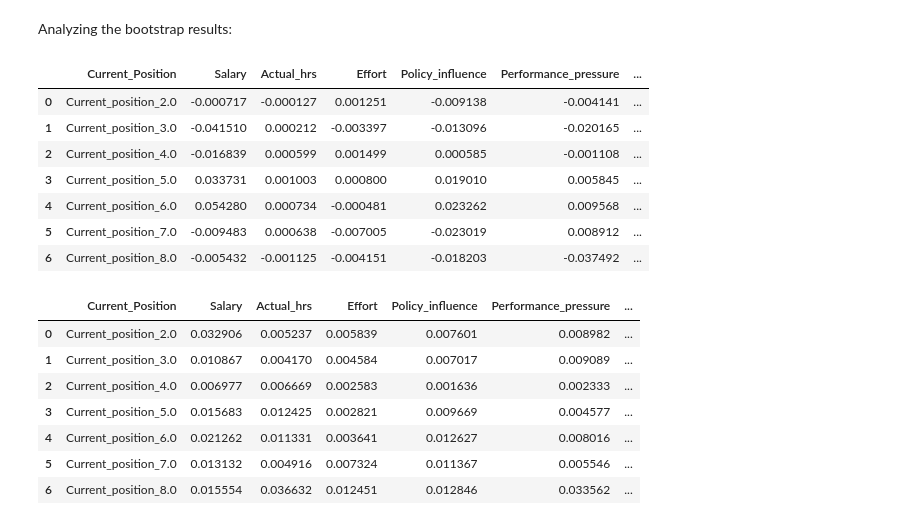
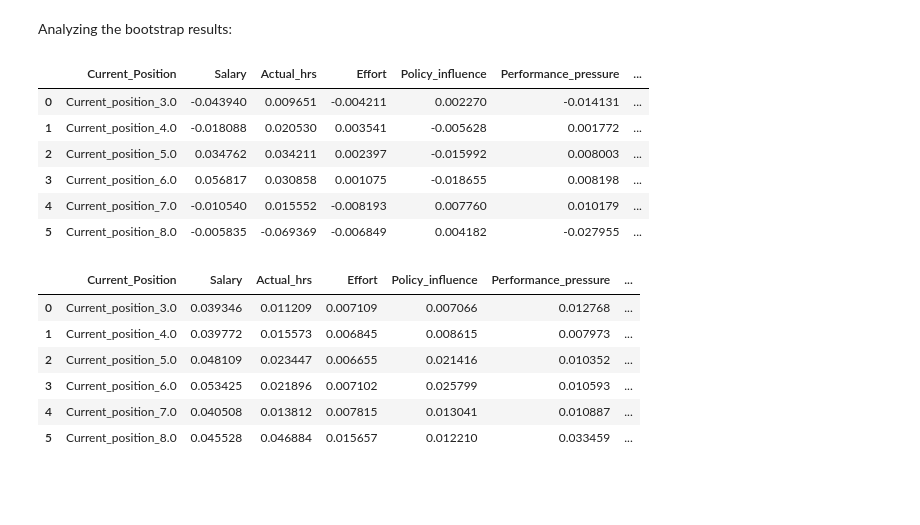
Before and after one commit to AndreiAf02/Job-Satisfaction, a Jupyter notebook: Job_Satisfaction_CZ.ipynb, the cells around one changed output. Saved outputs shown, nothing was run; the diff lists cells and outputs as text; code cells hidden in the pictures; blank space fills up the shorter version.

```diff
--- a/Job_Satisfaction_CZ.ipynb
+++ b/Job_Satisfaction_CZ.ipynb
@@ -527,7 +630,7 @@ data_cz_formatted_academic
 # %%
 ## Creating dummy variables for the categorical variables Current Position, Contract Duration, and Leadership Position:
 
-data_cz_formatted_academic_w_dummies = pd.get_dummies(data_cz_formatted_academic, columns = ['Current_position', 'Contract_duration', 'Leadership_position'])
+data_cz_formatted_academic_w_dummies = pd.get_dummies(data_cz_formatted_academic, columns = ['Current_position', 'Contract_duration', 'Leadership_position'], drop_first=True)
 
 # print(data_cz_formatted_academic_w_dummies[data_cz_formatted_academic_w_dummies.isna().any(axis=1)])
 
@@ -860,23 +940,29 @@ sns.heatmap(
 # %%
 times = 200
 
-bootstrap_path_values = pd.DataFrame(columns = ['Bootstrap_nr', 'Current_position']+Working_condition_cols)
+bootstrap_path_values = pd.DataFrame(columns = ['Bootstrap_nr', 'Current_position']+Working_condition_cols+['Job_satisfaction'])
 
 for i in range(times):
+  print('Run:', i)
   data_cz_bootstrapped = data_cz_formatted_academic_w_dummies.sample(n=len(data_cz_formatted_academic_w_dummies), replace=True).reset_index(drop=True)
 
   model = semopy.Model(path)
   result = model.fit(data_cz_bootstrapped)
   ins = model.inspect()
+  if 'Optimization terminated successfully' in result.message:
+    print('Optimization Successful')
 
-  for curr_pos in Current_position_dummy_cols:
-    path_coeff = [i, curr_pos]
-    for work_cond in Working_condition_cols:
+    for curr_pos in Current_position_dummy_cols:
+      path_coeff = [i, curr_pos]
+      for work_cond in Working_condition_cols:
+        path_coeff.append(float(ins['Estimate'][(ins['rval']==curr_pos) &
+                          (ins['lval']==work_cond)].iloc[0]) * float(ins['Estimate'][(ins['rval']==work_cond) &
+                          (ins['lval']=='Job_satisfaction')].iloc[0]))
       path_coeff.append(float(ins['Estimate'][(ins['rval']==curr_pos) &
-                        (ins['lval']==work_cond)].iloc[0]) * float(ins['Estimate'][(ins['rval']==work_cond) &
-                        (ins['lval']=='Job_satisfaction')].iloc[0]))
-    bootstrap_path_values.loc[len(bootstrap_path_values)] = path_coeff
-
+                          (ins['lval']=='Job_satisfaction')].iloc[0]))
+      bootstrap_path_values.loc[len(bootstrap_path_values)] = path_coeff
+  else:
+    print('Optimization Unsuccessful')
 
 bootstrap_path_values
 # %% [output]
@@ -915,50 +1055,63 @@ bootstrap_path_values.to_csv('bootstrap_path_values.csv')
 # %% [markdown]
 Analyzing the bootstrap results:
 # %%
-mean_results = pd.DataFrame(columns = ['Current_Position']+Working_condition_cols)
-stdev_results = pd.DataFrame(columns = ['Current_Position']+Working_condition_cols)
+mean_results = pd.DataFrame(columns = ['Current_Position']+Working_condition_cols+['Job_satisfaction'])
+stdev_results = pd.DataFrame(columns = ['Current_Position']+Working_condition_cols+['Job_satisfaction'])
 ## Calculating the number of standard deviations of the mean to determine significance:
-nr_sd_results = pd.DataFrame(columns = ['Current_Position']+Working_condition_cols)
+nr_sd_results = pd.DataFrame(columns = ['Current_Position']+Working_condition_cols+['Job_satisfaction'])
+## Performing one-sample t-test analysis to identify path significance:
+t_stat_results = pd.DataFrame(columns = ['Current_Position']+Working_condition_cols+['Job_satisfaction'])
+p_value_results = pd.DataFrame(columns = ['Current_Position']+Working_condition_cols+['Job_satisfaction'])
 
 for curr_pos in Current_position_dummy_cols:
   data = bootstrap_path_values[bootstrap_path_values['Current_position'].isin([curr_pos])].reset_index(drop=True)
   mean_vals = [curr_pos]
   stdev_vals = [curr_pos]
   nr_sd_vals = [curr_pos]
+  t_stat_vals = [curr_pos]
+  p_vals = [curr_pos]
   for col in data.iloc[:, 2:]:
     mean_vals.append(data[col].mean())
     stdev_vals.append(data[col].std())
 
     ## Calculating the number of standard deviations for mean significance estimation (abs value > 2 is statistically significant):
     mean_estimate_stdev = np.sqrt(data[col].var()/len(data))
     nr_of_sd = data[col].mean()/mean_estimate_stdev
     nr_sd_vals.append(nr_of_sd)
 
+    ## Conducting the one-sample t-test for path significance:
+    t_statistic, p_value = stats.ttest_1samp(data[col], popmean=0)
+    t_stat_vals.append(t_statistic)
+    p_vals.append(p_value)
+
+
+
   mean_results.loc[len(mean_results)] = mean_vals
   stdev_results.loc[len(stdev_results)] = stdev_vals
   nr_sd_results.loc[len(nr_sd_results)] = nr_sd_vals
+  t_stat_results.loc[len(t_stat_results)] = t_stat_vals
+  p_value_results.loc[len(p_value_results)] = p_vals
+
 
 mean_results
 # %% [output]
 |  | Current_Position | Salary | Actual_hrs | Effort | Policy_influence | Performance_pressure | ... |
-| 0 | Current_position_2.0 | -0.000717 | -0.000127 | 0.001251 | -0.009138 | -0.004141 | ... |
-| 1 | Current_position_3.0 | -0.041510 | 0.000212 | -0.003397 | -0.013096 | -0.020165 | ... |
-| 2 | Current_position_4.0 | -0.016839 | 0.000599 | 0.001499 | 0.000585 | -0.001108 | ... |
-| 3 | Current_position_5.0 | 0.033731 | 0.001003 | 0.000800 | 0.019010 | 0.005845 | ... |
-| 4 | Current_position_6.0 | 0.054280 | 0.000734 | -0.000481 | 0.023262 | 0.009568 | ... |
-| 5 | Current_position_7.0 | -0.009483 | 0.000638 | -0.007005 | -0.023019 | 0.008912 | ... |
-| 6 | Current_position_8.0 | -0.005432 | -0.001125 | -0.004151 | -0.018203 | -0.037492 | ... |
+| 0 | Current_position_3.0 | -0.043940 | 0.009651 | -0.004211 | 0.002270 | -0.014131 | ... |
+| 1 | Current_position_4.0 | -0.018088 | 0.020530 | 0.003541 | -0.005628 | 0.001772 | ... |
+| 2 | Current_position_5.0 | 0.034762 | 0.034211 | 0.002397 | -0.015992 | 0.008003 | ... |
+| 3 | Current_position_6.0 | 0.056817 | 0.030858 | 0.001075 | -0.018655 | 0.008198 | ... |
+| 4 | Current_position_7.0 | -0.010540 | 0.015552 | -0.008193 | 0.007760 | 0.010179 | ... |
+| 5 | Current_position_8.0 | -0.005835 | -0.069369 | -0.006849 | 0.004182 | -0.027955 | ... |
 # %%
 stdev_results
 # %% [output]
 |  | Current_Position | Salary | Actual_hrs | Effort | Policy_influence | Performance_pressure | ... |
-| 0 | Current_position_2.0 | 0.032906 | 0.005237 | 0.005839 | 0.007601 | 0.008982 | ... |
-| 1 | Current_position_3.0 | 0.010867 | 0.004170 | 0.004584 | 0.007017 | 0.009089 | ... |
-| 2 | Current_position_4.0 | 0.006977 | 0.006669 | 0.002583 | 0.001636 | 0.002333 | ... |
-| 3 | Current_position_5.0 | 0.015683 | 0.012425 | 0.002821 | 0.009669 | 0.004577 | ... |
-| 4 | Current_position_6.0 | 0.021262 | 0.011331 | 0.003641 | 0.012627 | 0.008016 | ... |
-| 5 | Current_position_7.0 | 0.013132 | 0.004916 | 0.007324 | 0.011367 | 0.005546 | ... |
-| 6 | Current_position_8.0 | 0.015554 | 0.036632 | 0.012451 | 0.012846 | 0.033562 | ... |
+| 0 | Current_position_3.0 | 0.039346 | 0.011209 | 0.007109 | 0.007066 | 0.012768 | ... |
+| 1 | Current_position_4.0 | 0.039772 | 0.015573 | 0.006845 | 0.008615 | 0.007973 | ... |
+| 2 | Current_position_5.0 | 0.048109 | 0.023447 | 0.006655 | 0.021416 | 0.010352 | ... |
+| 3 | Current_position_6.0 | 0.053425 | 0.021896 | 0.007102 | 0.025799 | 0.010593 | ... |
+| 4 | Current_position_7.0 | 0.040508 | 0.013812 | 0.007815 | 0.013041 | 0.010887 | ... |
+| 5 | Current_position_8.0 | 0.045528 | 0.046884 | 0.015657 | 0.012210 | 0.033459 | ... |
 # %%
 nr_sd_results
 # %% [output]
```
Also changed, not shown: parts of 21 cells of this notebook.
